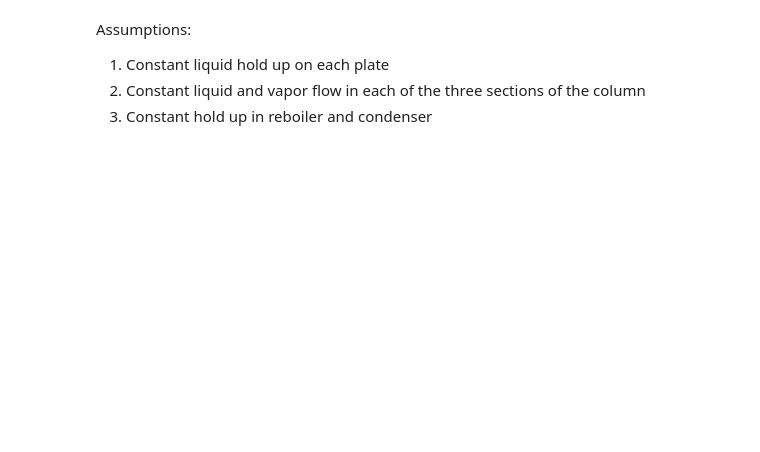
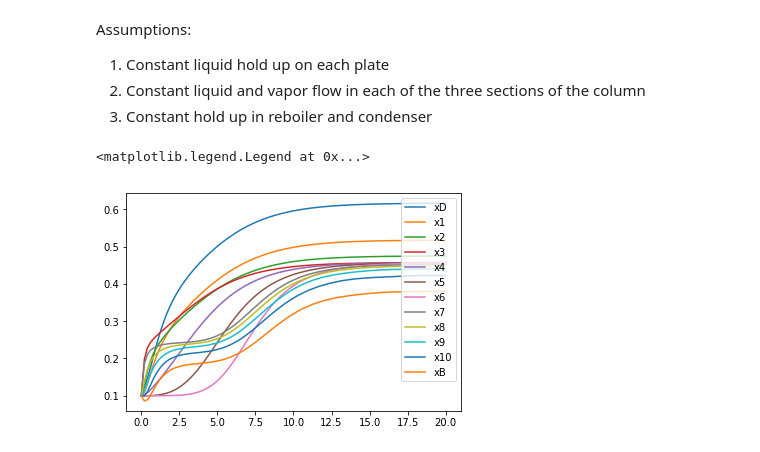
Before and after one commit to albertmitchell3/Distillation_Column, a Jupyter notebook: Basic_Distillation Model.ipynb, the cells around one changed output. Drawn from its saved outputs; the diff is of its cells as text; code cells hidden in the pictures; blank space fills up the shorter version.

```diff
--- a/Basic_Distillation Model.ipynb
+++ b/Basic_Distillation Model.ipynb
@@ -16,12 +16,13 @@ def mod(t,var):
 
     x0,x1,x2,x3,x4,x5,x6,x7,x8,x9,x10,x11 = var
 
-    D = 0.4*(F3+F7)
+    D = 0.3*(F3+F7)
     L1 = reflux*D
     V = L1 + D
     L2 = F3 + L1
     L3 = F7 + L2
 
+    y0 = (α*x0)/(1+(α-1)*x0)
     y1 = (α*x1)/(1+(α-1)*x1)
     y2 = (α*x2)/(1+(α-1)*x2)
     y3 = (α*x3)/(1+(α-1)*x3)
@@ -34,9 +35,9 @@ def mod(t,var):
     y10 = (α*x10)/(1+(α-1)*x10)
     y11 = (α*x11)/(1+(α-1)*x11)
 
-    dx0dt = (1/m_cond)*(y1*V - x0*(D+L1))
+    dx0dt = (1/m_cond)*(y1*V - V*x0)
 
-    dx1dt = (1/m_tray)*(y2*V - x0*L1 -y1*V - x1*L1)
+    dx1dt = (1/m_tray)*(V*(y2-y1) + L1*(x0-x1))
     dx2dt = (1/m_tray)*(V*(y3-y2) + L1*(x1-x2))
 
     dx3dt = (1/m_tray)*(V*(y4-y3) + L1*x2 - L2*x3 + xF*F3)
@@ -51,7 +52,7 @@ def mod(t,var):
     dx9dt = (1/m_tray)*(V*(y10-y9) + L3*(x8-x9))
     dx10dt = (1/m_tray)*(V*(y11-y10) + L3*(x9-x10))
 
-    dx11dt = (1/m_rebl)*(L3*x10 - x11*L3 - V*y11)
+    dx11dt = (1/m_rebl)*(L3*x10 - x11*(F3+F7-D) - V*y11)
 
     return [dx0dt, dx1dt, dx2dt, dx3dt, dx4dt, dx5dt, dx6dt, dx7dt, dx8dt, dx9dt, dx10dt, dx11dt]
 # %%
@@ -66,7 +67,7 @@ m_tray = 0.4 # holdup on each tray
 m_rebl = 0.15 # holdup in reboiler
 α = 1.5 # relative volatility
 # %%
-tspan = (0, 500)
+tspan = (0, 20)
 t = np.linspace( *tspan, 100)
 
 r = scipy.integrate.solve_ivp(mod, tspan, init, t_eval=t)
@@ -75,14 +76,19 @@ x0,x1,x2,x3,x4,x5,x6,x7,x8,x9,x10,x11 = r.y
 # %%
 plt.plot(t,x0, label = "xD")
 plt.plot(t,x1, label = "x1")
 plt.plot(t,x2, label = "x2")
 plt.plot(t,x3, label = "x3")
 plt.plot(t,x4, label = "x4")
 plt.plot(t,x5, label = "x5")
 plt.plot(t,x6, label = "x6")
 plt.plot(t,x7, label = "x7")
 plt.plot(t,x8, label = "x8")
 plt.plot(t,x9, label = "x9")
 plt.plot(t,x10, label = "x10")
 plt.plot(t,x11, label = "xB")
-plt.legend()
+plt.xlabel("Time [min]")
+plt.ylabel("Composition [x]")
+plt.legend(loc = "upper right")
+# %% [output]
+<matplotlib.legend.Legend at 0x...>
+[figure, added]
```
Also changed, not shown: parts of 1 cell of this notebook.
